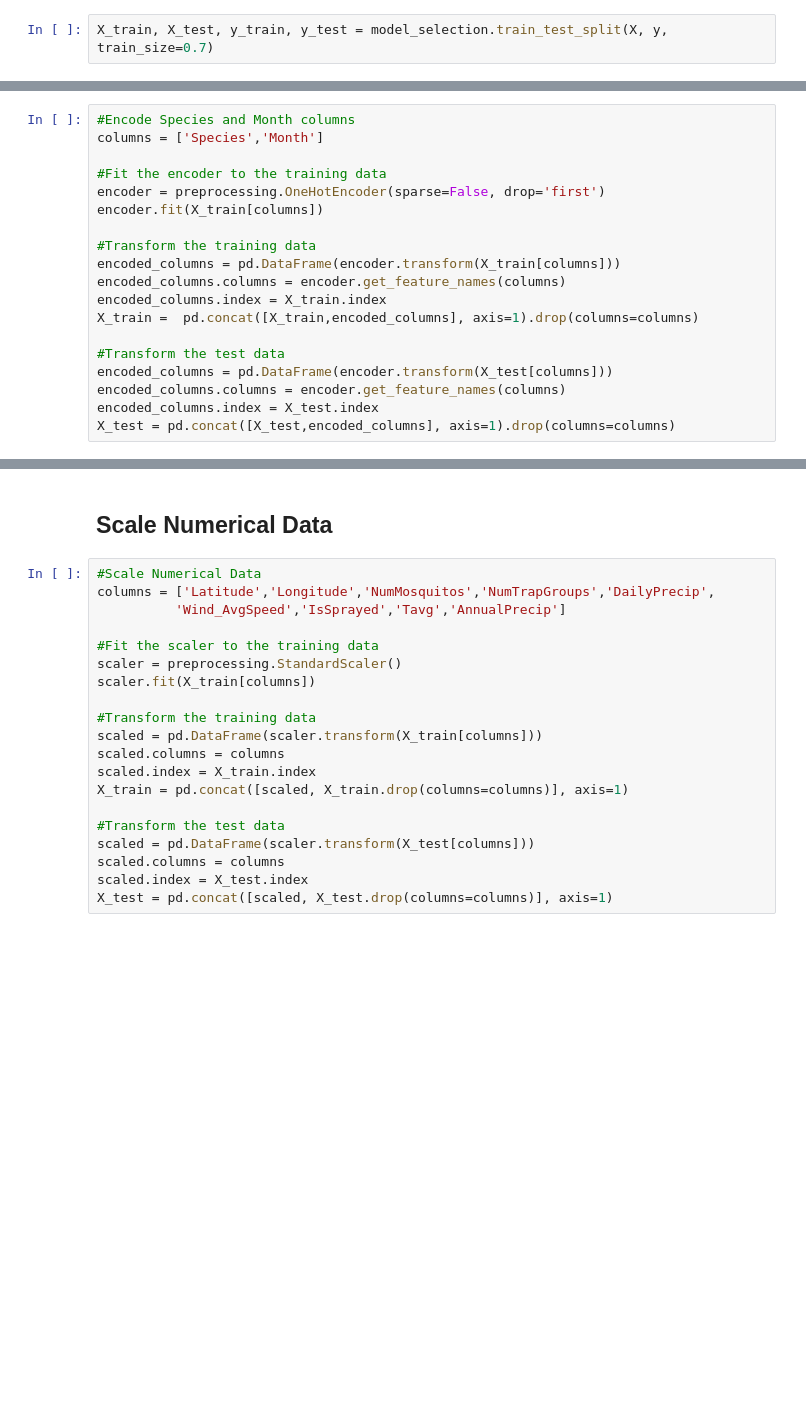
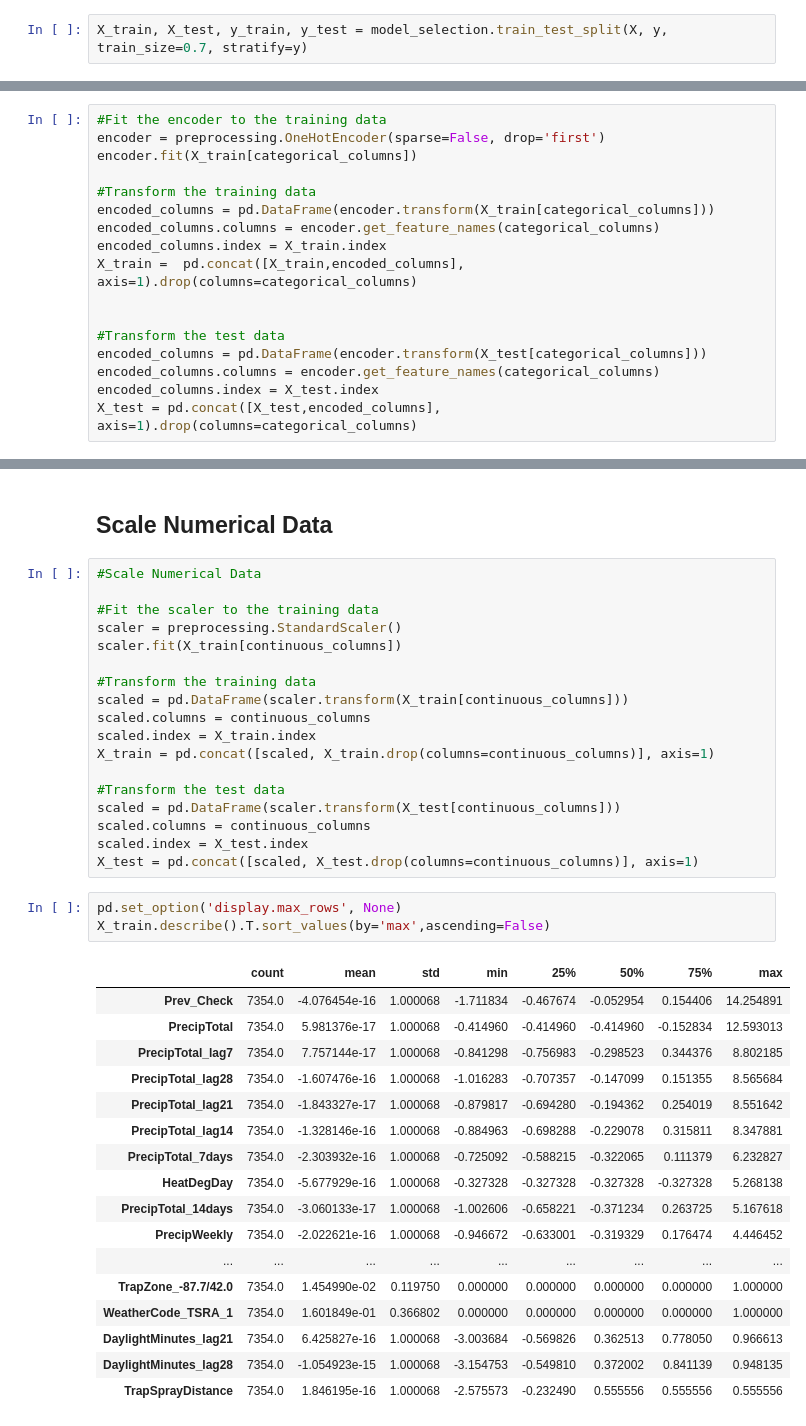
Before and after one commit to DR-611/Capstone2_WestNileVirusPrediction, a Jupyter notebook: Notebooks/PredictWestNile_Preprocessing.ipynb, the cells around one changed output, grey strips where cells are left out. Saved outputs shown, nothing was run; the diff lists cells and outputs as text; blank space fills up the shorter version.

```diff
--- a/Notebooks/PredictWestNile_Preprocessing.ipynb
+++ b/Notebooks/PredictWestNile_Preprocessing.ipynb
@@ -36,23 +173,21 @@ y = df['WnvPresent']
 # %%
-X_train, X_test, y_train, y_test = model_selection.train_test_split(X, y, train_size=0.7)
+X_train, X_test, y_train, y_test = model_selection.train_test_split(X, y, train_size=0.7, stratify=y)
 # %% [markdown]
 ## Encode Categorical Features
 # %%
-#Encode Species and Month columns
-columns = ['Species','Month']
-
 #Fit the encoder to the training data
 encoder = preprocessing.OneHotEncoder(sparse=False, drop='first')
-encoder.fit(X_train[columns])
+encoder.fit(X_train[categorical_columns])
 
 #Transform the training data
-encoded_columns = pd.DataFrame(encoder.transform(X_train[columns]))
-encoded_columns.columns = encoder.get_feature_names(columns)
+encoded_columns = pd.DataFrame(encoder.transform(X_train[categorical_columns]))
+encoded_columns.columns = encoder.get_feature_names(categorical_columns)
 encoded_columns.index = X_train.index
-X_train =  pd.concat([X_train,encoded_columns], axis=1).drop(columns=columns)
+X_train =  pd.concat([X_train,encoded_columns], axis=1).drop(columns=categorical_columns)
+
 
 #Transform the test data
-encoded_columns = pd.DataFrame(encoder.transform(X_test[columns]))
-encoded_columns.columns = encoder.get_feature_names(columns)
+encoded_columns = pd.DataFrame(encoder.transform(X_test[categorical_columns]))
+encoded_columns.columns = encoder.get_feature_names(categorical_columns)
 encoded_columns.index = X_test.index
-X_test = pd.concat([X_test,encoded_columns], axis=1).drop(columns=columns)
+X_test = pd.concat([X_test,encoded_columns], axis=1).drop(columns=categorical_columns)
@@ -60,21 +215,40 @@ X_test = pd.concat([X_test,encoded_columns], axis=1).drop(columns=columns)
 ## Scale Numerical Data
 # %%
 #Scale Numerical Data
-columns = ['Latitude','Longitude','NumMosquitos','NumTrapGroups','DailyPrecip',
-          'Wind_AvgSpeed','IsSprayed','Tavg','AnnualPrecip']
 
 #Fit the scaler to the training data
 scaler = preprocessing.StandardScaler()
-scaler.fit(X_train[columns])
+scaler.fit(X_train[continuous_columns])
 
 #Transform the training data
-scaled = pd.DataFrame(scaler.transform(X_train[columns]))
-scaled.columns = columns
+scaled = pd.DataFrame(scaler.transform(X_train[continuous_columns]))
+scaled.columns = continuous_columns
 scaled.index = X_train.index
-X_train = pd.concat([scaled, X_train.drop(columns=columns)], axis=1)
+X_train = pd.concat([scaled, X_train.drop(columns=continuous_columns)], axis=1)
 
 #Transform the test data
-scaled = pd.DataFrame(scaler.transform(X_test[columns]))
-scaled.columns = columns
+scaled = pd.DataFrame(scaler.transform(X_test[continuous_columns]))
+scaled.columns = continuous_columns
 scaled.index = X_test.index
-X_test = pd.concat([scaled, X_test.drop(columns=columns)], axis=1)
+X_test = pd.concat([scaled, X_test.drop(columns=continuous_columns)], axis=1)
+# %%
+pd.set_option('display.max_rows', None)
+X_train.describe().T.sort_values(by='max',ascending=False)
+# %% [output]
+|  | count | mean | std | min | 25% | 50% | 75% | max |
+| Prev_Check | 7354.0 | -4.076454e-16 | 1.000068 | -1.711834 | -0.467674 | -0.052954 | 0.154406 | 14.254891 |
+| PrecipTotal | 7354.0 | 5.981376e-17 | 1.000068 | -0.414960 | -0.414960 | -0.414960 | -0.152834 | 12.593013 |
+| PrecipTotal_lag7 | 7354.0 | 7.757144e-17 | 1.000068 | -0.841298 | -0.756983 | -0.298523 | 0.344376 | 8.802185 |
+| PrecipTotal_lag28 | 7354.0 | -1.607476e-16 | 1.000068 | -1.016283 | -0.707357 | -0.147099 | 0.151355 | 8.565684 |
+| PrecipTotal_lag21 | 7354.0 | -1.843327e-17 | 1.000068 | -0.879817 | -0.694280 | -0.194362 | 0.254019 | 8.551642 |
+| PrecipTotal_lag14 | 7354.0 | -1.328146e-16 | 1.000068 | -0.884963 | -0.698288 | -0.229078 | 0.315811 | 8.347881 |
+| PrecipTotal_7days | 7354.0 | -2.303932e-16 | 1.000068 | -0.725092 | -0.588215 | -0.322065 | 0.111379 | 6.232827 |
+| HeatDegDay | 7354.0 | -5.677929e-16 | 1.000068 | -0.327328 | -0.327328 | -0.327328 | -0.327328 | 5.268138 |
+| PrecipTotal_14days | 7354.0 | -3.060133e-17 | 1.000068 | -1.002606 | -0.658221 | -0.371234 | 0.263725 | 5.167618 |
+| PrecipWeekly | 7354.0 | -2.022621e-16 | 1.000068 | -0.946672 | -0.633001 | -0.319329 | 0.176474 | 4.446452 |
+| ... | ... | ... | ... | ... | ... | ... | ... | ... |
+| TrapZone_-87.7/42.0 | 7354.0 | 1.454990e-02 | 0.119750 | 0.000000 | 0.000000 | 0.000000 | 0.000000 | 1.000000 |
+| WeatherCode_TSRA_1 | 7354.0 | 1.601849e-01 | 0.366802 | 0.000000 | 0.000000 | 0.000000 | 0.000000 | 1.000000 |
+| DaylightMinutes_lag21 | 7354.0 | 6.425827e-16 | 1.000068 | -3.003684 | -0.569826 | 0.362513 | 0.778050 | 0.966613 |
+| DaylightMinutes_lag28 | 7354.0 | -1.054923e-15 | 1.000068 | -3.154753 | -0.549810 | 0.372002 | 0.841139 | 0.948135 |
+| TrapSprayDistance | 7354.0 | 1.846195e-16 | 1.000068 | -2.575573 | -0.232490 | 0.555556 | 0.555556 | 0.555556 |
```
Also changed, not shown: parts of 22 cells of this notebook, 10 other files.
